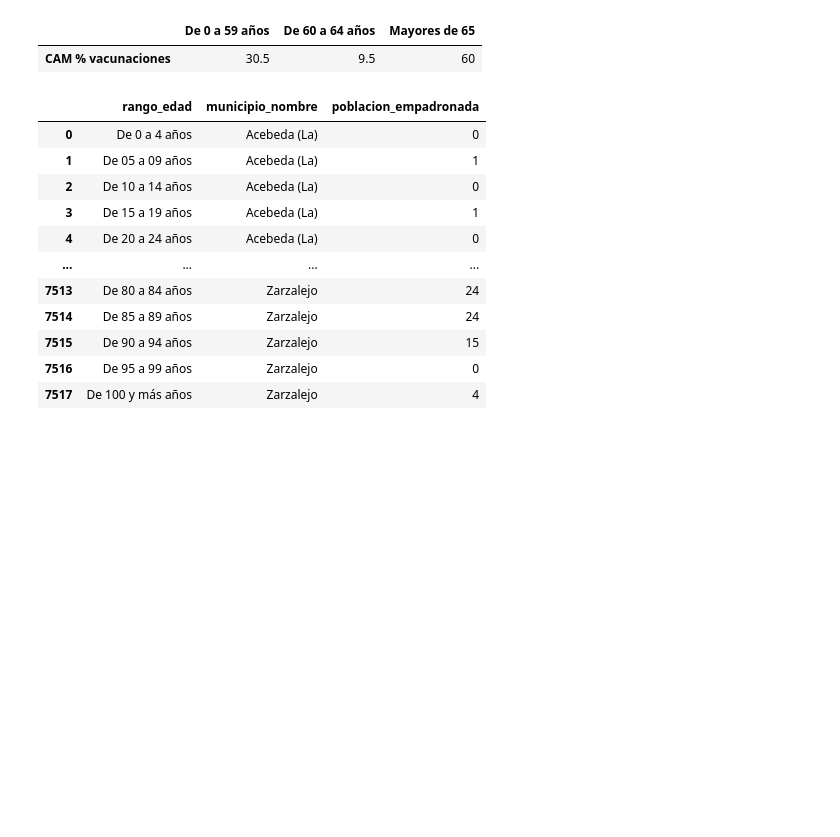
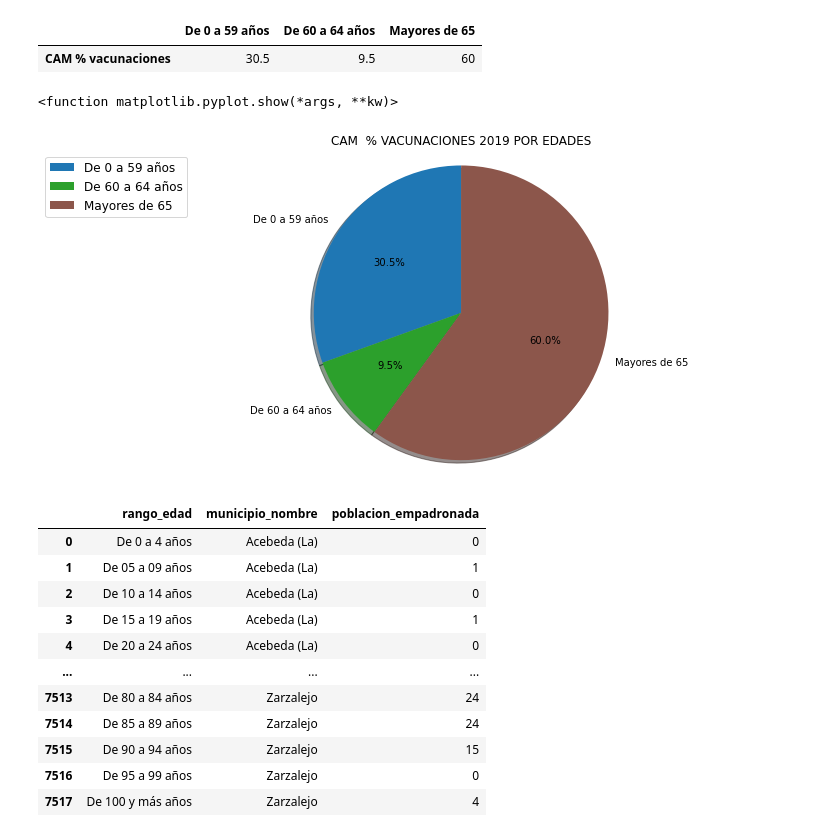
Before and after one commit to JMGONB/DS_0620, a Jupyter notebook: mi_proyecto_agosto/src/utils/vacunas.ipynb, the cells around one changed output. Saved outputs shown, nothing was run; the diff lists cells and outputs as text; code cells hidden in the pictures; blank space fills up the shorter version.

```diff
--- a/mi_proyecto_agosto/src/utils/vacunas.ipynb
+++ b/mi_proyecto_agosto/src/utils/vacunas.ipynb
@@ -409,3 +434,18 @@ vacunacion_edades
+# %%
+
+plt.figure(figsize=(8,6))
+edades=("De 0 a 59 años","De 60 a 64 años","Mayores de 65")
+porcentaje=vacunacion_edades
+colores_edad = ["#1f77b4","#2ca02c","#8c564b"]
+desfase=(0.0,0.0,0.0)
+plt.pie(porcentaje,labels=edades,colors=colores_edad,autopct="%1.1f%%",shadow=True,startangle=90,explode=desfase)
+plt.legend(loc='left center', bbox_to_anchor=(-0.1, 1.),fontsize=12)
+plt.axis("equal")
+plt.title("CAM  % VACUNACIONES 2019 POR EDADES")
+plt.show
+# %% [output]
+<function matplotlib.pyplot.show(*args, **kw)>
+[figure, added]
 # %%
 name="residentes_edad.csv"
 # %%
```
Also changed, not shown: parts of 36 cells of this notebook, 1 other file.
